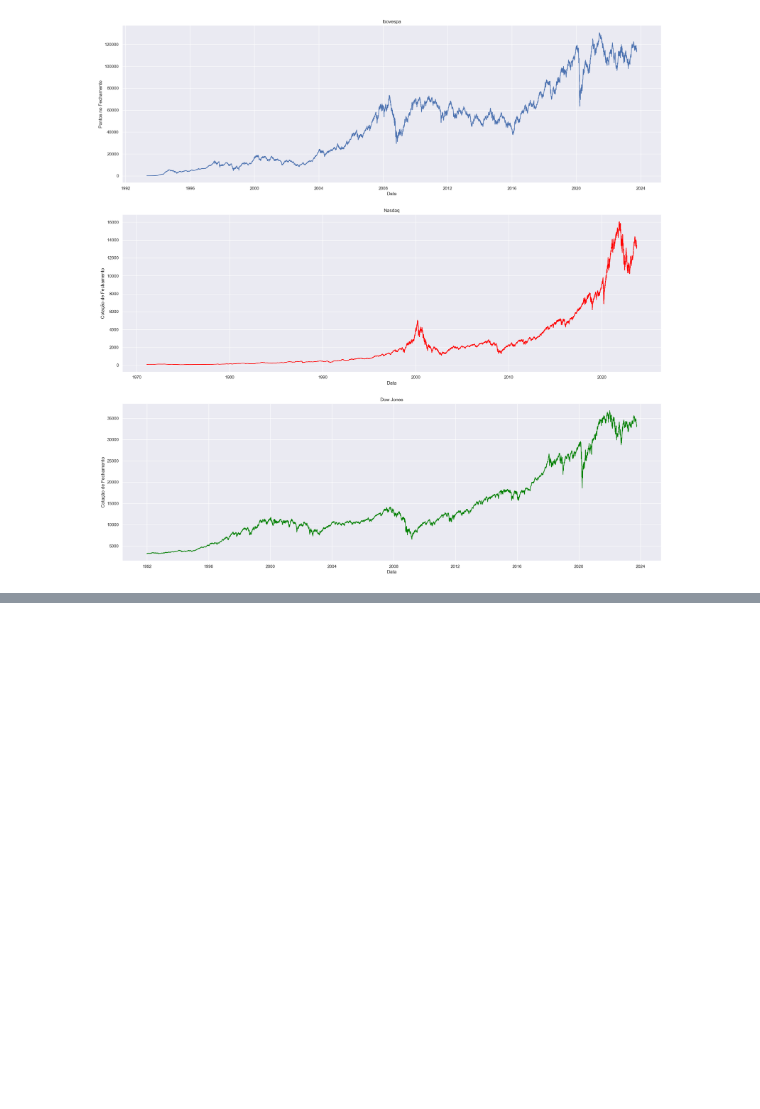
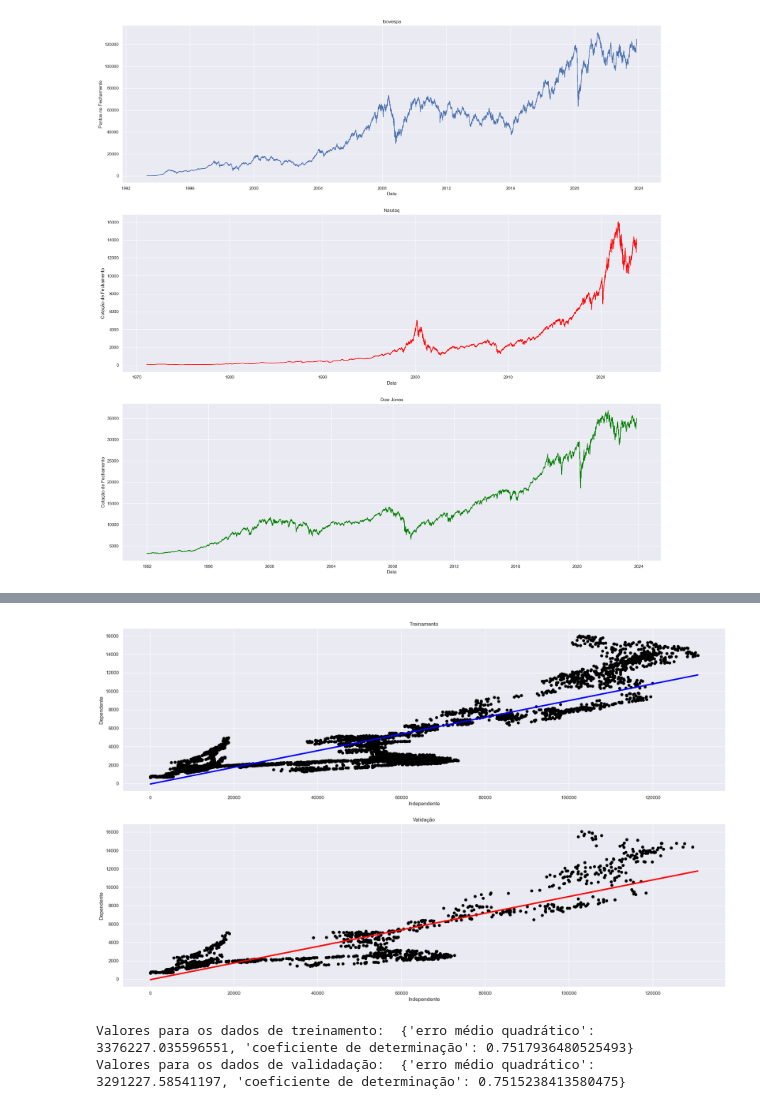
Before and after one commit to FilipeOSilva/ifsc, a Jupyter notebook: APRENDIZADO-DE-MAQUINA/trabalho/finance.ipynb, the cells around one changed output, grey strips where cells are left out. Saved outputs shown, nothing was run; the diff lists cells and outputs as text; code cells hidden in the pictures; blank space fills up the shorter version.

```diff
--- a/APRENDIZADO-DE-MAQUINA/trabalho/finance.ipynb
+++ b/APRENDIZADO-DE-MAQUINA/trabalho/finance.ipynb
@@ -342,0 +398,10 @@ sns.heatmap(df_mult.corr(), annot=True)
+# %%
+ret_ibov_nasdaq = reg_linear(df_mult[['IBOV']].to_numpy(), df_mult[['NASDAQ']].to_numpy())
+# %% [output]
+[figure, added]
+# %%
+print('Valores para os dados de treinamento: ', ret_ibov_nasdaq['Treinamento'])
+print('Valores para os dados de validadação: ', ret_ibov_nasdaq['Validacao'])
+# %% [output]
+Valores para os dados de treinamento:  {'erro médio quadrático': 3376227.035596551, 'coeficiente de determinação': 0.7517936480525493}
+Valores para os dados de validadação:  {'erro médio quadrático': 3291227.58541197, 'coeficiente de determinação': 0.7515238413580475}
```
Also changed, not shown: parts of 83 cells of this notebook.
